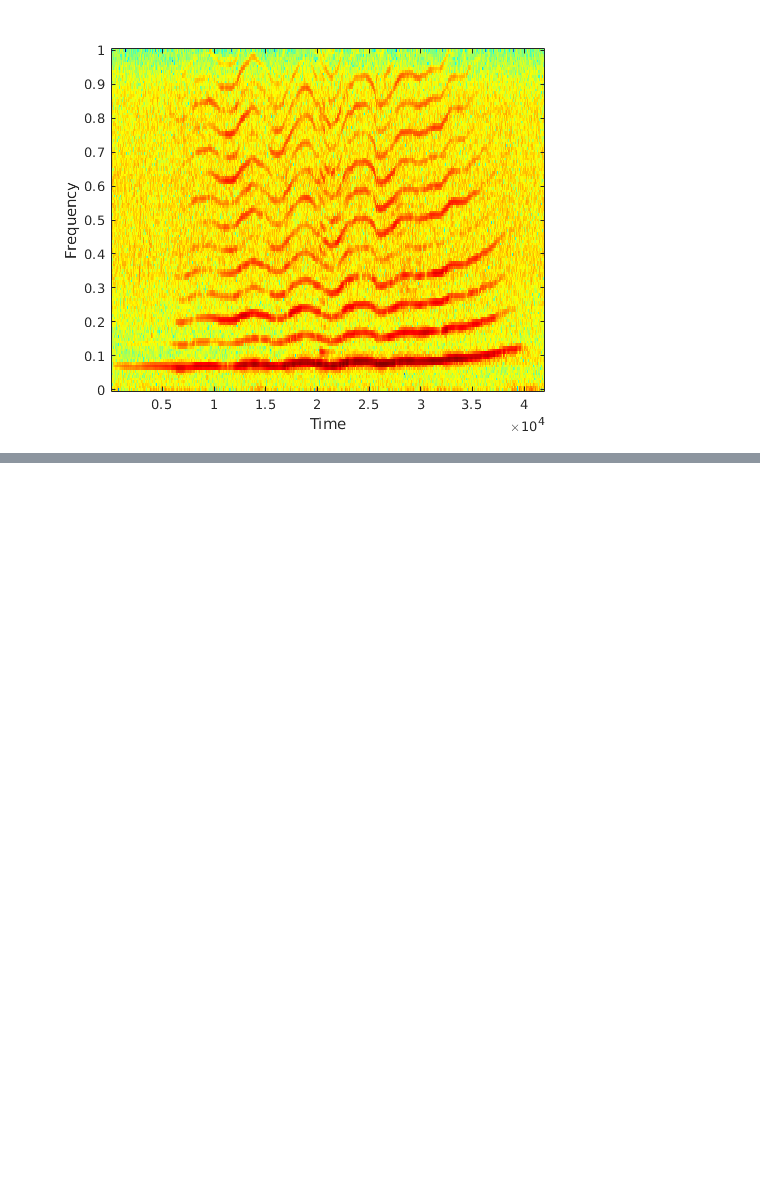
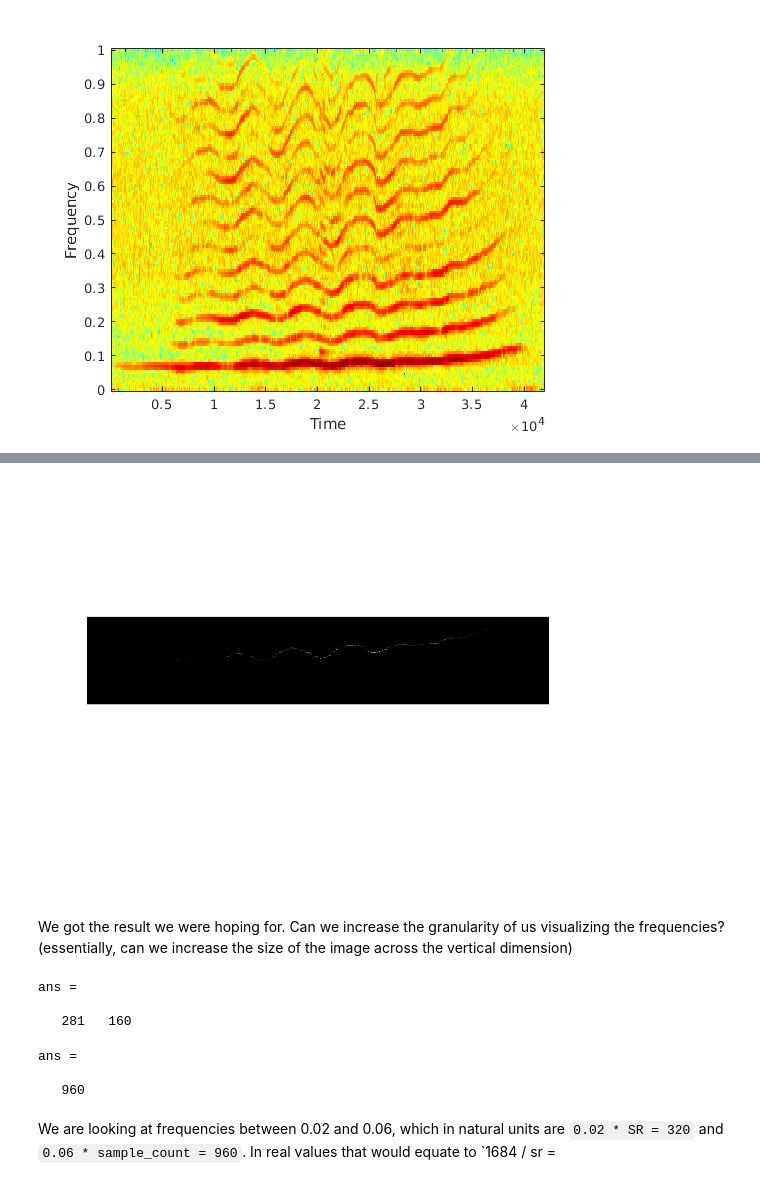
Before and after one commit to earthspecies/spectral_hyperresolution, a Jupyter notebook: linear_reassignment_example.ipynb, the cells around one changed output, grey strips where cells are left out. Saved outputs shown, nothing was run; the diff lists cells and outputs as text; code cells hidden in the pictures; blank space fills up the shorter version.

```diff
--- a/linear_reassignment_example.ipynb
+++ b/linear_reassignment_example.ipynb
@@ -98,0 +138,6 @@ imshow(full(hist_data), [0, max(full(hist_data), [], 'all')])
+# %%
+imshow(full(result).', [0, max(full(result), [], 'all')])
+# %% [output]
+[figure, added]
+# %% [markdown]
+We got the result we were hoping for. Can we increase the granularity of us visualizing the frequencies? (essentially, can we increase the size of the image across the vertical dimension)
@@ -98,0 +147,14 @@ imshow(full(hist_data), [0, max(full(hist_data), [], 'all')])
+# %%
+size(result)
+# %% [output]
+ans =
+
+   281   160
+# %%
+0.06 * sr
+# %% [output]
+ans =
+
+   960
+# %% [markdown]
+We are looking at frequencies between 0.02 and 0.06, which in natural units are `0.02 * SR = 320` and `0.06 * sample_count = 960`. In real values that would equate to `1684 / sr =
```
Also changed, not shown: parts of 21 cells of this notebook.
